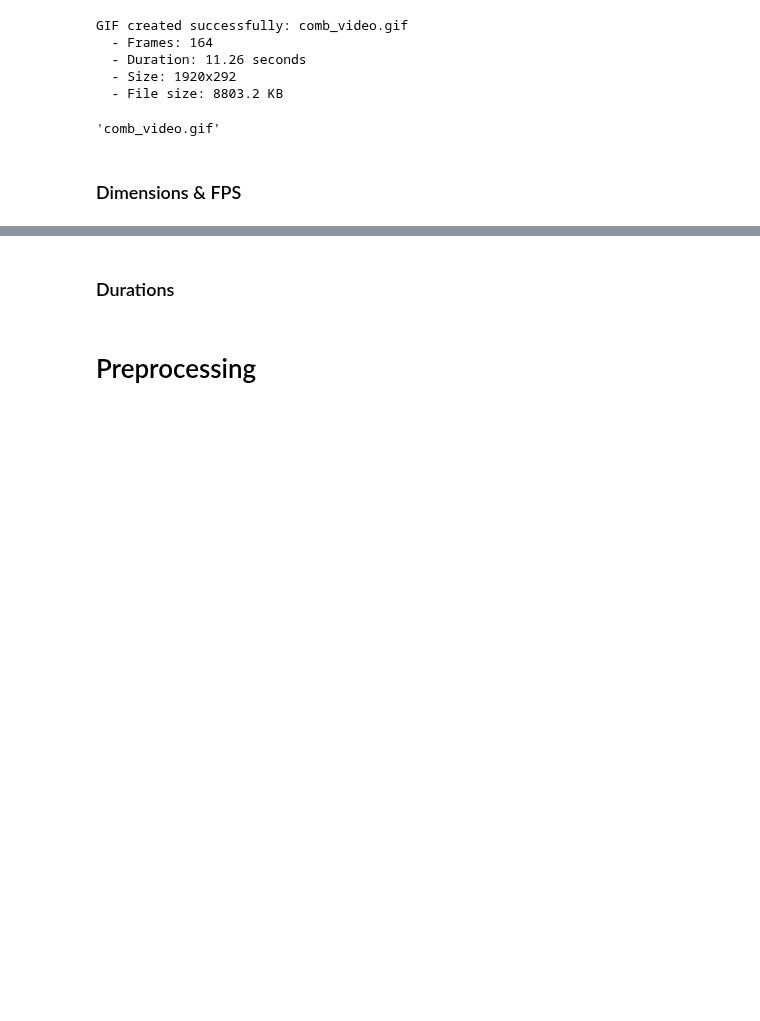
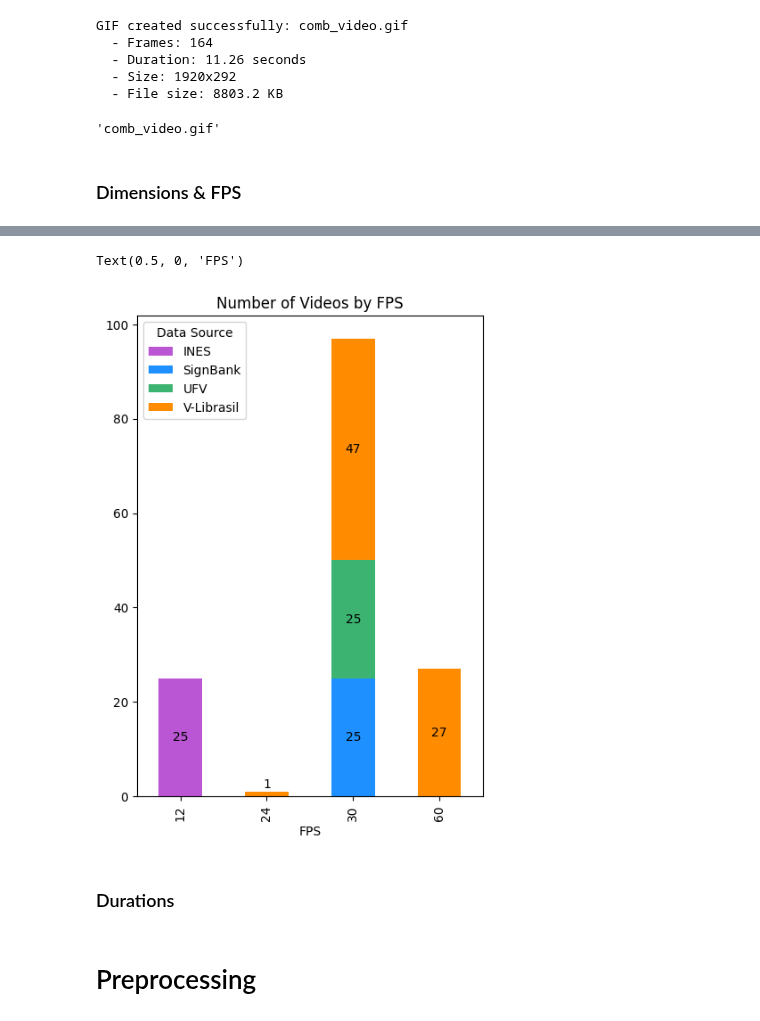
Before and after one commit to patrickf949/SaoPauloBrazilChapter_BrazilianSignLanguage, a Jupyter notebook: code/4_Report_Visualizations.ipynb, the cells around one changed output, grey strips where cells are left out. Cells and saved outputs as stored; diff of their text form; code cells hidden in the pictures; blank space fills up the shorter version.

```diff
--- a/code/4_Report_Visualizations.ipynb
+++ b/code/4_Report_Visualizations.ipynb
@@ -245,0 +230,5 @@ GIF created successfully: comb_video.gif
+# %%
+word = 'animal'
+word_metadata = video_metadata[video_metadata['label'] == word].reset_index(drop=True)
+video_paths = [os.path.join(path_to_root, 'data', 'interim', 'RawCleanVideos', fn) for fn in word_metadata['filename'][:4]]
+video_frames = [get_frame(10, video_path) for video_path in video_paths]
@@ -245,0 +303,3 @@ GIF created successfully: comb_video.gif
+# %%
+video_metadata['round_fps'] = video_metadata['fps'].round(0).astype(int)
+video_metadata.groupby('round_fps').data_source.value_counts()
@@ -246,3 +315,36 @@ GIF created successfully: comb_video.gif
+# %%
+fps_counts = video_metadata.sort_values('round_fps').groupby('round_fps').data_source.value_counts().unstack()
+ax = fps_counts.plot(kind='bar', stacked=True, color=color_list_rgb, figsize=(5, 7))
+
+# Add value labels on top of each bar segment
+y_offset = np.zeros(len(fps_counts.index))
+for i, col in enumerate(fps_counts.columns):
+    values = fps_counts[col]
+    for j, v in enumerate(values):
+        if not np.isnan(v):  # Only add label if value is not NaN
+            if v == 1:
+                ax.text(j, y_offset[j]+ 2.5, int(v),
+                       ha='center', va='center', color='black')
+            else:
+                ax.text(j, y_offset[j] + v/2, int(v),
+                       ha='center', va='center', color='black')
+        if not np.isnan(v):
+            y_offset[j] += v
+
+# add a legend
+plt.legend(title='Data Source', labels=data_source_list)
+
+# add a title
+plt.title('Number of Videos by FPS')
+
+# add a x label
+plt.xlabel('FPS')
+
+# clearer xticks
+# plt.xticks(rotation=0)
+# %% [output]
+Text(0.5, 0, 'FPS')
+[figure, added]
 # %% [markdown]
 ### Durations
 # %% [markdown]
```
Also changed, not shown: parts of 22 cells of this notebook, 3 other files.
